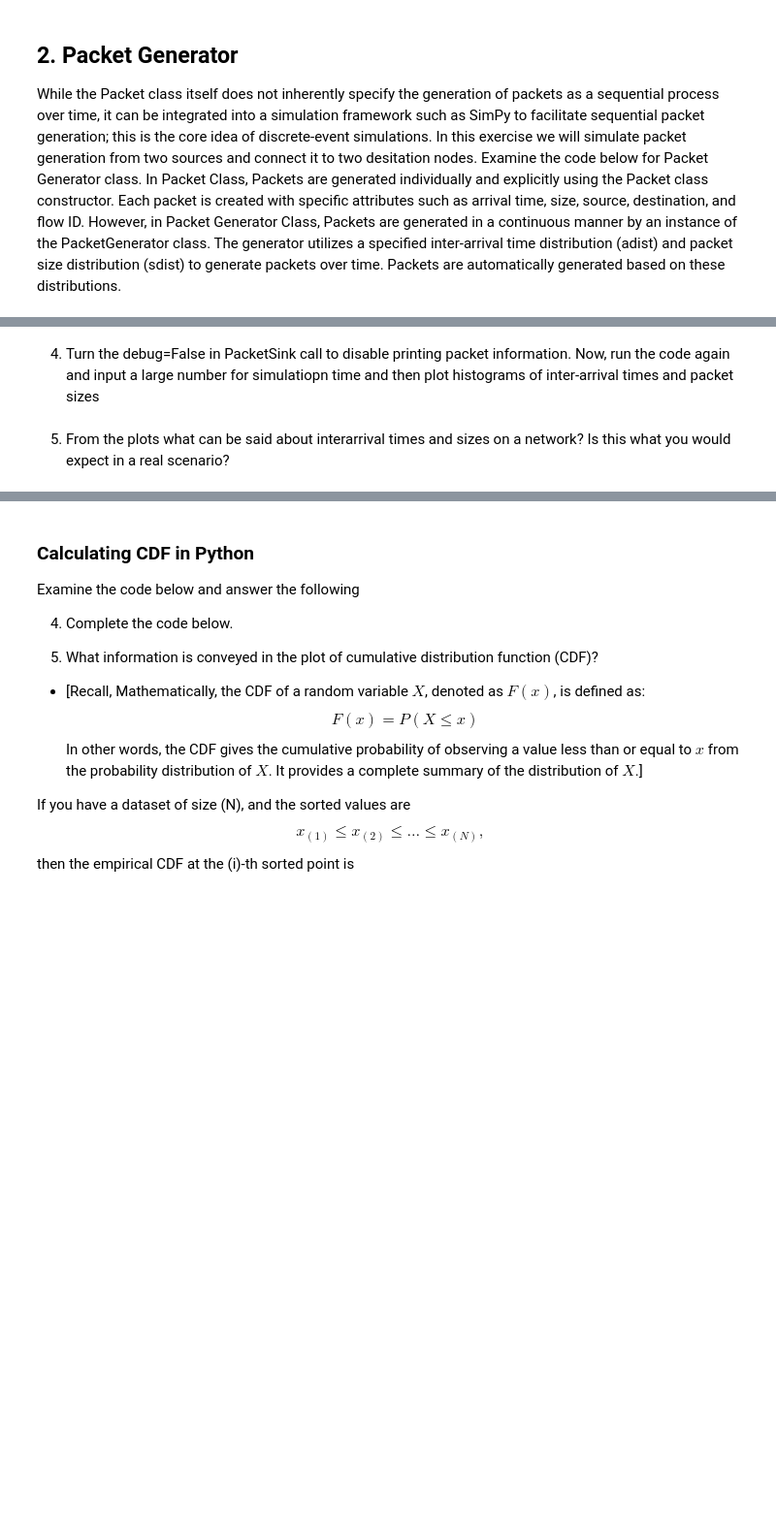
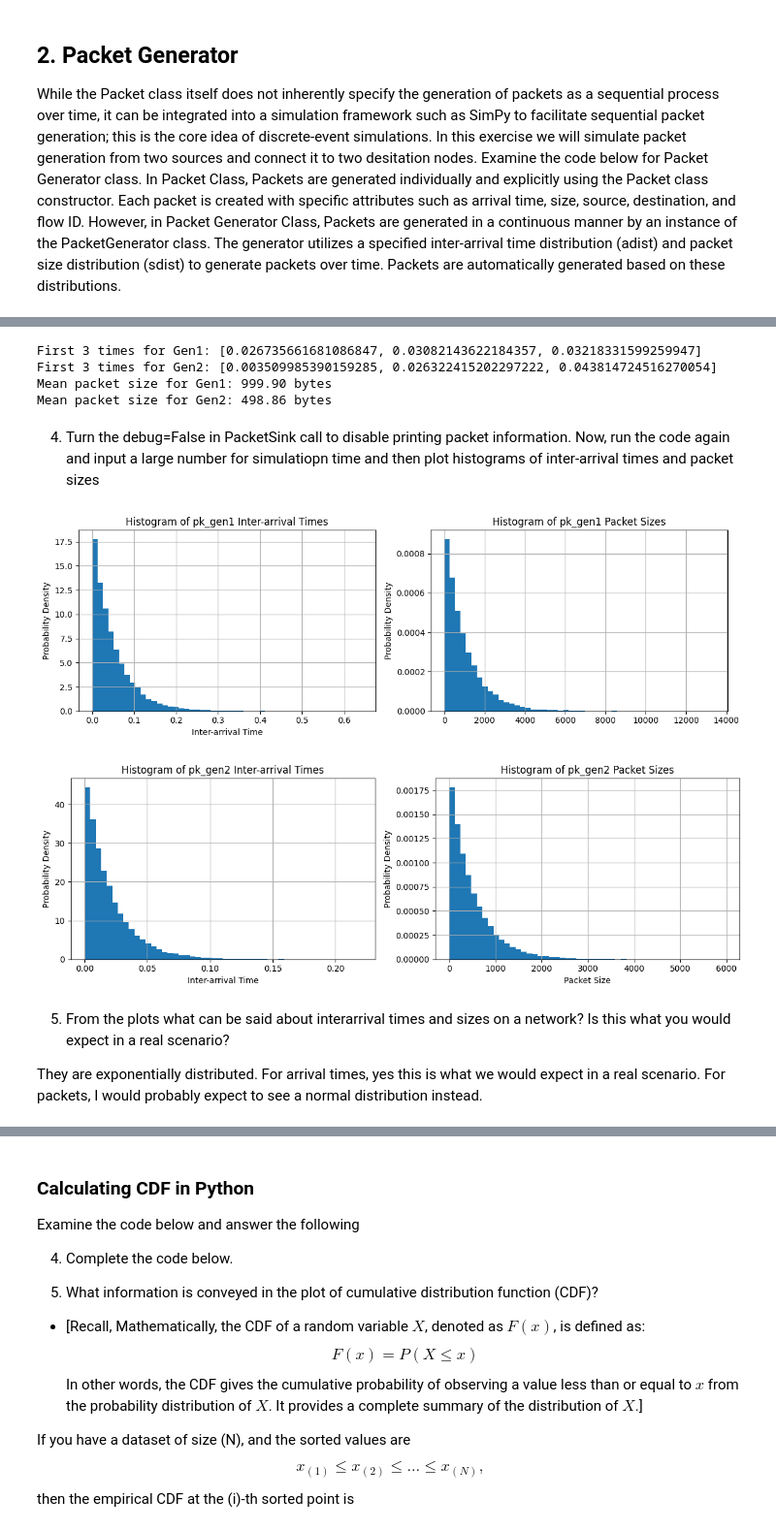
Before and after one commit to cpas0004/Monash2026, a Jupyter notebook: ECE4045/Labs/Lab 3/Lab3_Packet Generators_Moodle version2026.ipynb, the cells around one changed output, grey strips where cells are left out. Shown at 97% size. Drawn from its saved outputs; the diff is of its cells as text; code cells hidden in the pictures; blank space fills up the shorter version.

```diff
--- a/ECE4045/Labs/Lab 3/Lab3_Packet Generators_Moodle version2026.ipynb
+++ b/ECE4045/Labs/Lab 3/Lab3_Packet Generators_Moodle version2026.ipynb
@@ -229,21 +235,21 @@ pk_gen2_packet_sizes = []
 
 def arrival_dist1():
     # Constant arrival distribution for generator 1
-    interarrival_time =
+    interarrival_time = 0.03
     return interarrival_time
 
 def arrival_dist2():
     # Constant arrival distribution for generator 2
-    interarrival_time =
+    interarrival_time = 0.02
     return interarrival_time
 
 def size_dist1():
     # Constant  packet sizes in bytes for generators
-    size =
+    size = 1000
     return size
 def size_dist2():
     # Constant packet sizes in bytes for generators
-    size =
+    size = 500
     return size
 
 def two_pk_generators():
@@ -264,5 +270,6 @@ if __name__ == '__main__':
 
 # Confirm if the packet inter arrival times satisfy memorylessness property
 
+
 # INCLUDE CODE HERE
 # %% [output]
@@ -295,28 +332,29 @@ pk_gen2_packet_sizes = []
 
 def arrival_dist1():
     # Constant arrival distribution for generator 1
-    a1 =             #Enter arrival rate for Pkt Gen 1
-    interarrival_time =              # random inter arrival times drawn from the exponential distribution with a rate parameter a1
+    a1 = 20     #Enter arrival rate for Pkt Gen 1
+    interarrival_time = np.random.exponential(scale=1/a1)  # random inter arrival times drawn from the exponential distribution with a rate parameter a1
     pk_gen1_interarrival_times.append(interarrival_time)
     return interarrival_time
 
 def arrival_dist2():
     # Constant arrival distribution for generator 2
-    a2 =  #Enter arrival rate for Pkt Gen 2
-    interarrival_time =            #random inter arrival times drawn from the exponential distribution with a rate parameter a2
+    a2 = 50   #Enter arrival rate for Pkt Gen 2
+    interarrival_time = np.random.exponential(scale=1/a2)  #random inter arrival times drawn from the exponential distribution with a rate parameter a2
     pk_gen2_interarrival_times.append(interarrival_time)
     return interarrival_time
 
 def size_dist1():
     # Exponential distribution of packet sizes for generators
-    sz1 =       #Enter average Pkt Size of Gen1
-    size =            #random exponential distribution with a rate parameter a2
+    sz1 = 1000      #Enter average Pkt Size of Gen1
+    size = np.random.exponential(scale=sz1)  #random exponential distribution with a rate parameter sz1
     pk_gen1_packet_sizes.append(size)
     return size
+
 def size_dist2():
     # Exponential distribution of packet sizes for generators
-    sz2 =     #Enter average Pkt Size of Gen2
-    size =
+    sz2 = 500       #Enter average Pkt Size of Gen2
+    size = np.random.exponential(scale=sz2)
     pk_gen2_packet_sizes.append(size)
     return size
 
@@ -331,11 +369,29 @@ def two_pk_generators():
     pk_gen1.out = pk_sink
     pk_gen2.out = pk_sink
 
-
-    SimTime = input("Enter the Simulation time: ")
+    SimTime = 1000 #input("Enter the Simulation time: ")
     env.run(until=SimTime)
 
+    return pk_sink
 
 
 if __name__ == '__main__':
-    two_pk_generators()
+    pk_sink = two_pk_generators()
+
+    gen1_packets = [pkt for pkt in pk_sink.packets if pkt.src == "Gen1"]
+    gen2_packets = [pkt for pkt in pk_sink.packets if pkt.src == "Gen2"]
+
+    # First 3 times for Gen1 and Gen2
+    print("First 3 times for Gen1:", [pkt.time for pkt in gen1_packets[:3]])
+    print("First 3 times for Gen2:", [pkt.time for pkt in gen2_packets[:3]])
+
+    # Mean packet sizes for Gen1 and Gen2
+    mean_size_gen1 = np.mean([pkt.size for pkt in gen1_packets])
+    mean_size_gen2 = np.mean([pkt.size for pkt in gen2_packets])
+    print("Mean packet size for Gen1: {:.2f} bytes".format(mean_size_gen1))
+    print("Mean packet size for Gen2: {:.2f} bytes".format(mean_size_gen2))
+# %% [output]
+First 3 times for Gen1: [0.026735661681086847, 0.03082143622184357, 0.03218331599259947]
+First 3 times for Gen2: [0.003509985390159285, 0.026322415202297222, 0.043814724516270054]
+Mean packet size for Gen1: 999.90 bytes
+Mean packet size for Gen2: 498.86 bytes
@@ -351,44 +399,58 @@ Mean_Inter_arrival_Gen2 =
 4. Turn the debug=False in PacketSink call to disable printing packet information.  Now, run the code again and input a large number for simulatiopn time and then plot histograms of inter-arrival times and packet sizes
 # %%
 #### # Plot histograms of packet inter-arrival times and sizes for pk_gen1
+import matplotlib.pyplot as plt
+
+
 plt.figure(figsize=(12, 4))
 plt.subplot(1, 2, 1)
 
+gen1_packet_times = [pkt.time for pkt in gen1_packets]
+gen1_interarrival_times = np.diff(gen1_packet_times)  # Calculate inter-arrival times for Gen1
+plt.hist(gen1_interarrival_times, bins=50, density=True)
 plt.xlabel('Inter-arrival Time')
 plt.ylabel('Probability Density')
 plt.title('Histogram of pk_gen1 Inter-arrival Times')
 plt.grid(True)
 
 plt.subplot(1, 2, 2)
 
-plt.xlabel('Packet Size')
+plt.hist([pkt.size for pkt in gen1_packets], bins=50, density=True)
 plt.ylabel('Probability Density')
 plt.title('Histogram of pk_gen1 Packet Sizes')
 plt.grid(True)
 
 plt.tight_layout()
 plt.show()
 
-    # Plot histograms of packet inter-arrival times and sizes for pk_gen2
+# Plot histograms of packet inter-arrival times and sizes for pk_gen2
 plt.figure(figsize=(12, 4))
 plt.subplot(1, 2, 1)
 
+gen2_packet_times = [pkt.time for pkt in gen2_packets]
+gen2_interarrival_times = np.diff(gen2_packet_times)  # Calculate inter-arrival times for Gen2
+plt.hist(gen2_interarrival_times, bins=50, density=True)
 plt.xlabel('Inter-arrival Time')
 plt.ylabel('Probability Density')
 plt.title('Histogram of pk_gen2 Inter-arrival Times')
 plt.grid(True)
 
 plt.subplot(1, 2, 2)
-
+plt.hist([pkt.size for pkt in gen2_packets], bins=50, density=True)
 plt.xlabel('Packet Size')
 plt.ylabel('Probability Density')
 plt.title('Histogram of pk_gen2 Packet Sizes')
 plt.grid(True)
 
 plt.tight_layout()
 plt.show()
+# %% [output]
+[figure, added]
+[figure, added]
 # %% [markdown]
 5. From the plots what can be said about interarrival times and sizes on a network?  Is this what you would expect in a real scenario?
+
+They are exponentially distributed. For arrival times, yes this is what we would expect in a real scenario. For packets, I would probably expect to see a normal distribution instead.
 # %% [markdown]
 ### Exercise 2.3
  Number of arrivals given exponential inter arrivals. Use the mean interarrival time you calculated above to check the number of arrivals within a certain time limit, say 1 second. Plot the histogram of many such trials. That is we will use this as the time average `Mean_Inter_arrival_Gen1` to simulate multiple trials and calculate the number of arrivals within a small time slot. Then, plot the histogram of the number of arrivals and observe its distribution.
```
Also changed, not shown: parts of 12 cells of this notebook, 2 other files.
